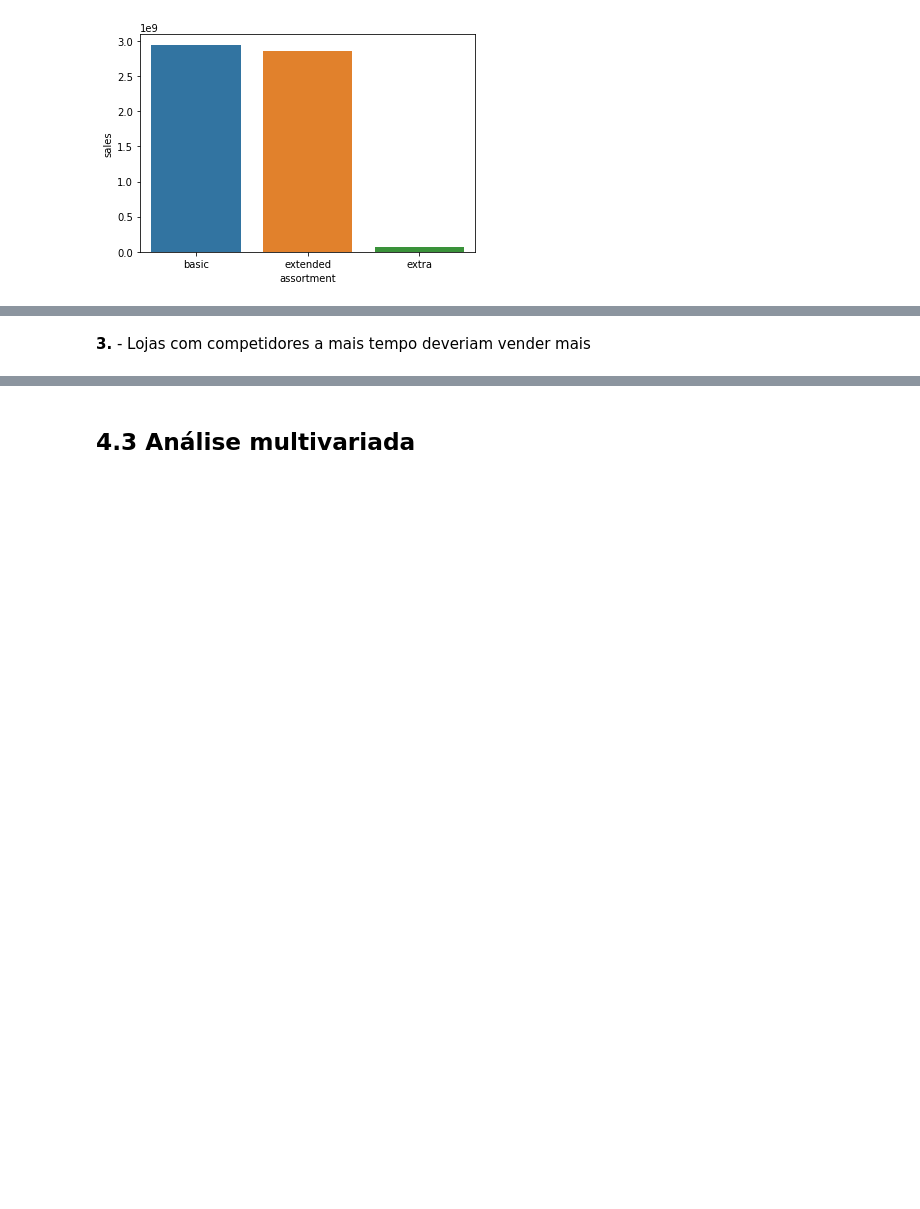
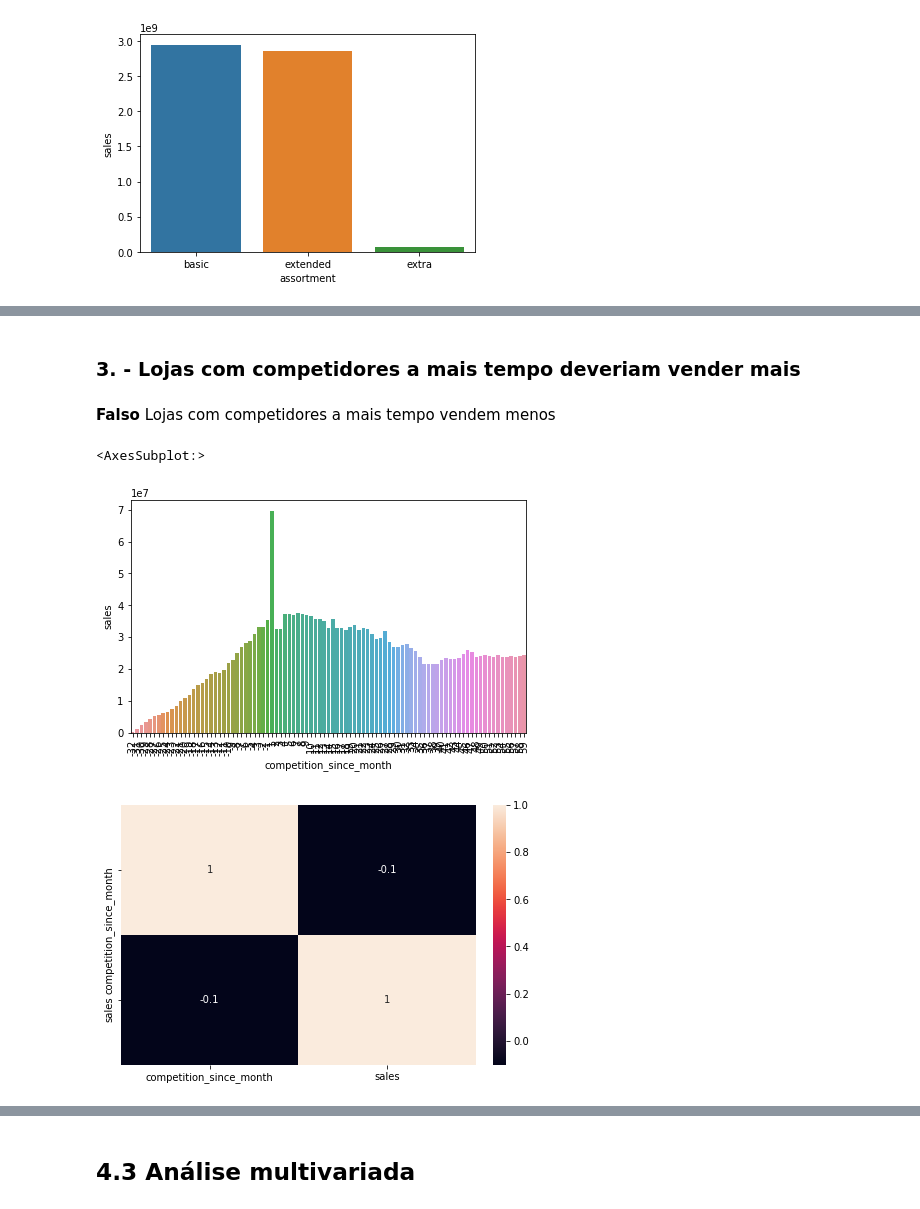
Before and after one commit to matheus-emanuel/Prediction-Rossaman-Store-Kaggle, a Jupyter notebook: store_sales_prediction.ipynb, the cells around one changed output, grey strips where cells are left out. Saved outputs shown, nothing was run; the diff lists cells and outputs as text; code cells hidden in the pictures; blank space fills up the shorter version.

```diff
--- a/store_sales_prediction.ipynb
+++ b/store_sales_prediction.ipynb
@@ -484,2 +527,19 @@ sns.barplot(x='assortment', y='sales', data=aux1);
 # %% [markdown]
-**3.** - Lojas com competidores a mais tempo deveriam vender mais
+### **3.** - Lojas com competidores a mais tempo deveriam vender mais
+# %% [markdown]
+**Falso** Lojas com competidores a mais tempo vendem menos
+# %%
+#figsize=(25,12)
+aux1 = df4[['competition_since_month', 'sales']].groupby('competition_since_month').sum().reset_index()
+aux2 = aux1[(aux1['competition_since_month'] < 60) & (aux1['competition_since_month'] != 0)]
+
+plt.subplots(1,1, constrained_layout=True)
+plt.xticks(rotation=90)
+sns.barplot(x = 'competition_since_month', y = 'sales', data=aux2);
+
+plt.subplots(1,1, constrained_layout=True)
+sns.heatmap(aux1.corr(method='pearson'), annot=True)
+# %% [output]
+<AxesSubplot:>
+[figure, added]
+[figure, added]
```
Also changed, not shown: parts of 14 cells of this notebook.
